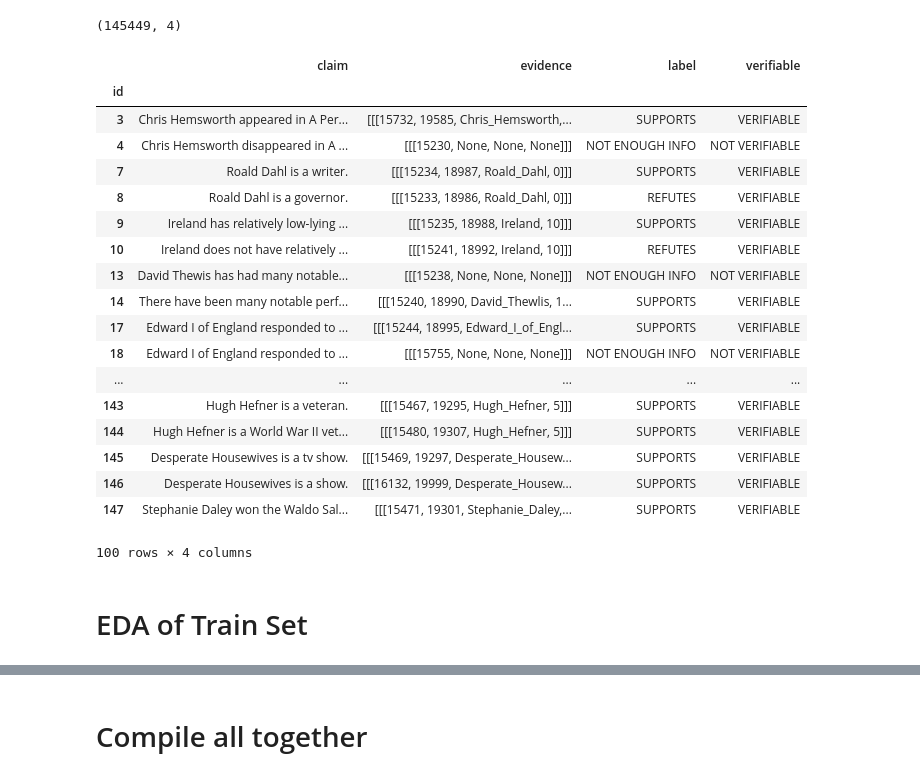
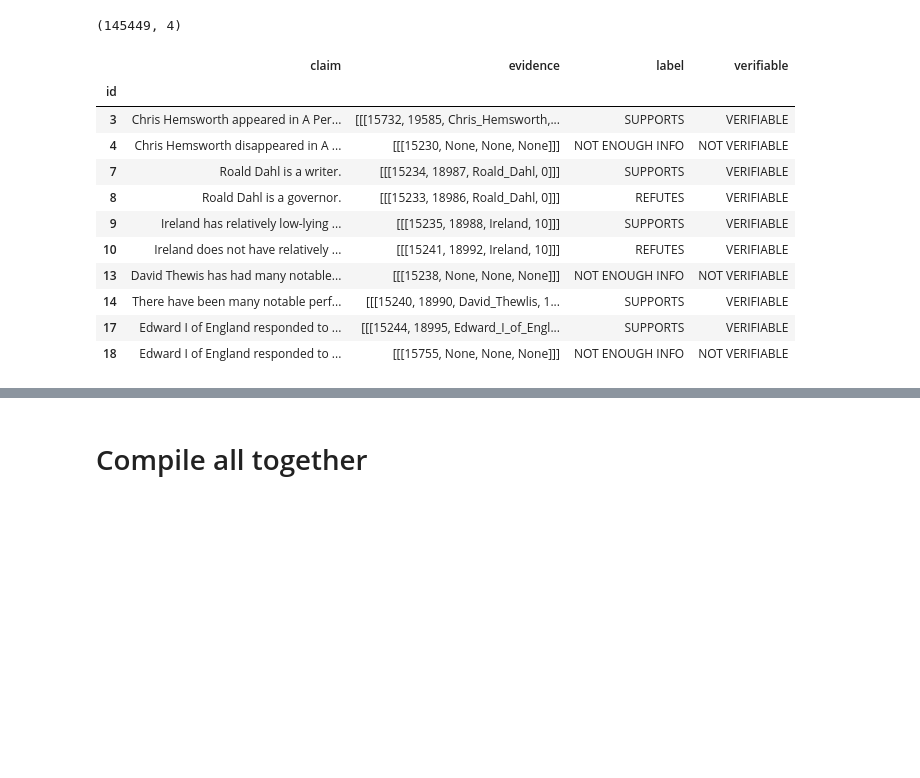
Before and after one commit to hima950/WSTA_FACT_VERIFICATION, a Jupyter notebook: EDA.ipynb, the cells around one changed output, grey strips where cells are left out. Saved outputs shown, nothing was run; the diff lists cells and outputs as text; code cells hidden in the pictures; blank space fills up the shorter version.

```diff
--- a/EDA.ipynb
+++ b/EDA.ipynb
@@ -18,26 +21,17 @@ original_train_df.shape
 # %% [output]
 (145449, 4)
 # %%
-original_train_df.head(100)
+original_train_df.head(10)
 # %% [output]
 |  | claim | evidence | label | verifiable |
 | id |  |  |  |  |
 | 3 | Chris Hemsworth appeared in A Per... | [[[15732, 19585, Chris_Hemsworth,... | SUPPORTS | VERIFIABLE |
 | 4 | Chris Hemsworth disappeared in A ... | [[[15230, None, None, None]]] | NOT ENOUGH INFO | NOT VERIFIABLE |
 | 7 | Roald Dahl is a writer. | [[[15234, 18987, Roald_Dahl, 0]]] | SUPPORTS | VERIFIABLE |
 | 8 | Roald Dahl is a governor. | [[[15233, 18986, Roald_Dahl, 0]]] | REFUTES | VERIFIABLE |
 | 9 | Ireland has relatively low-lying ... | [[[15235, 18988, Ireland, 10]]] | SUPPORTS | VERIFIABLE |
 | 10 | Ireland does not have relatively ... | [[[15241, 18992, Ireland, 10]]] | REFUTES | VERIFIABLE |
 | 13 | David Thewis has had many notable... | [[[15238, None, None, None]]] | NOT ENOUGH INFO | NOT VERIFIABLE |
 | 14 | There have been many notable perf... | [[[15240, 18990, David_Thewlis, 1... | SUPPORTS | VERIFIABLE |
 | 17 | Edward I of England responded to ... | [[[15244, 18995, Edward_I_of_Engl... | SUPPORTS | VERIFIABLE |
 | 18 | Edward I of England responded to ... | [[[15755, None, None, None]]] | NOT ENOUGH INFO | NOT VERIFIABLE |
-| ... | ... | ... | ... | ... |
-| 143 | Hugh Hefner is a veteran. | [[[15467, 19295, Hugh_Hefner, 5]]] | SUPPORTS | VERIFIABLE |
-| 144 | Hugh Hefner is a World War II vet... | [[[15480, 19307, Hugh_Hefner, 5]]] | SUPPORTS | VERIFIABLE |
-| 145 | Desperate Housewives is a tv show. | [[[15469, 19297, Desperate_Housew... | SUPPORTS | VERIFIABLE |
-| 146 | Desperate Housewives is a show. | [[[16132, 19999, Desperate_Housew... | SUPPORTS | VERIFIABLE |
-| 147 | Stephanie Daley won the Waldo Sal... | [[[15471, 19301, Stephanie_Daley,... | SUPPORTS | VERIFIABLE |
-100 rows × 4 columns
-# %% [markdown]
-# EDA of Train Set
```
Also changed, not shown: parts of 44 cells of this notebook.
